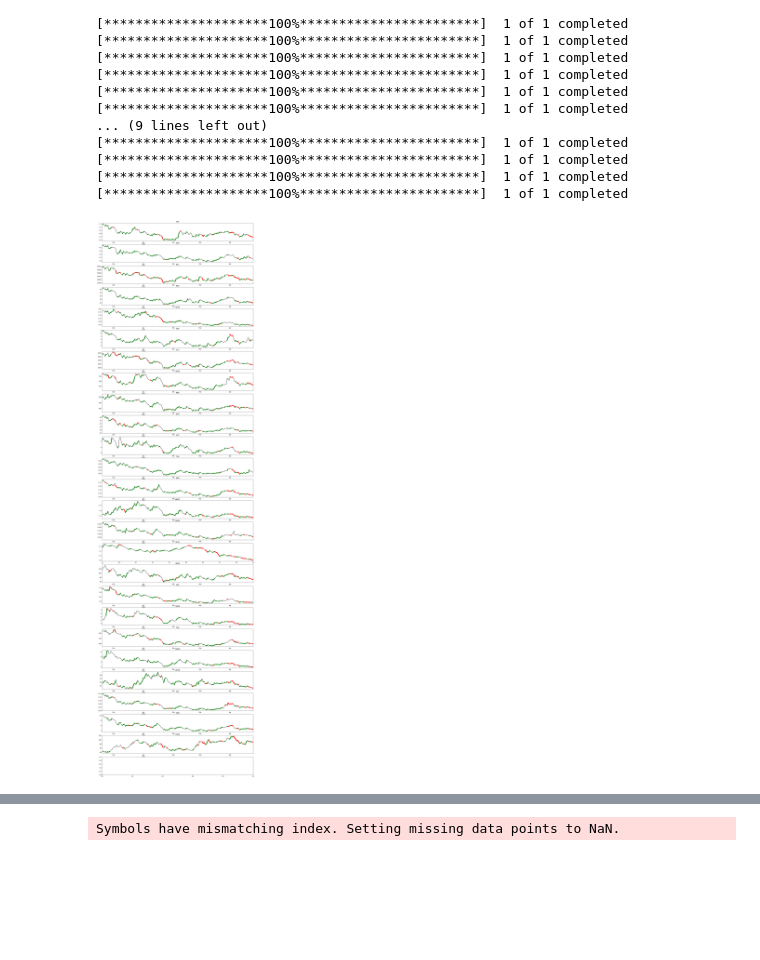
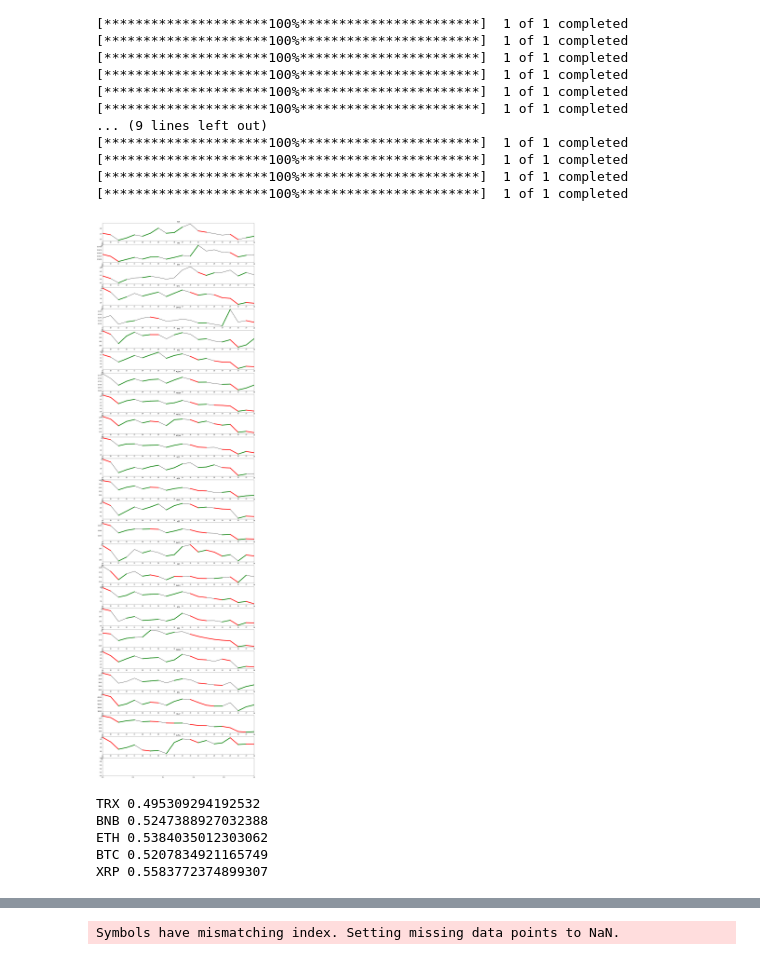
Before and after one commit to MatiasEtcheve/crypto_prediction, a Jupyter notebook: random_forests/comparison.ipynb, the cells around one changed output, grey strips where cells are left out. Drawn from its saved outputs; the diff is of its cells as text; code cells hidden in the pictures; blank space fills up the shorter version.

```diff
--- a/random_forests/comparison.ipynb
+++ b/random_forests/comparison.ipynb
@@ -100,7 +105,7 @@ if plot:
 
 tf.config.run_functions_eagerly(True)
 for index, dp in enumerate(test_datapoints[:m]):
-    last_n_points = -1
+    last_n_points = 20
 
     features = dp.features[-last_n_points:, :]
     predictions = dp.predict_from(rf)[-last_n_points:]
@@ -112,34 +117,44 @@ for index, dp in enumerate(test_datapoints[:m]):
         predictions.reshape(-1, 1),
     )
     dp.precision = precision_score(
         labels,
         predictions.reshape(-1, 1),
         zero_division=0,
     )
     dp.accuracy = accuracy_score(
         labels,
         predictions.reshape(-1, 1),
     )
 
     if plot:
         close_idx = 3
         df["Close"].plot(color="black", ax=axs[index])
         color = np.array(["red", "green"])[
             ((df["Open"] < df["Close"]).astype(np.int32).to_numpy())
         ]
 
         for idx, up in enumerate(predictions):
             if up and idx > 0:
                 axs[index].plot(
                     df.index[idx - 1:idx+1],
                     df["Close"][idx - 1 : idx + 1],
                     color=color[idx],
                     linewidth=5,
                 )
         axs[index].set_title(dp.ticker)
 plt.show()
 # %% [output]
-[figure, old version]
+[figure, new version]
+# %%
+for dp in test_datapoints:
+    if dp.ticker in ["ETH", "BTC", "BNB", "LTC", "XRP", "TRX"]:
+        print(dp.ticker, dp.predict_proba_last_from(rf))
+# %% [output]
+TRX 0.495309294192532
+BNB 0.5247388927032388
+ETH 0.5384035012303062
+BTC 0.5207834921165749
+XRP 0.5583772374899307
 # %%
 test_datapoints.sort(key=lambda x: x.precision, reverse=True)
 for dp in test_datapoints:
```
Also changed, not shown: parts of 3 cells of this notebook, 3 other files.
